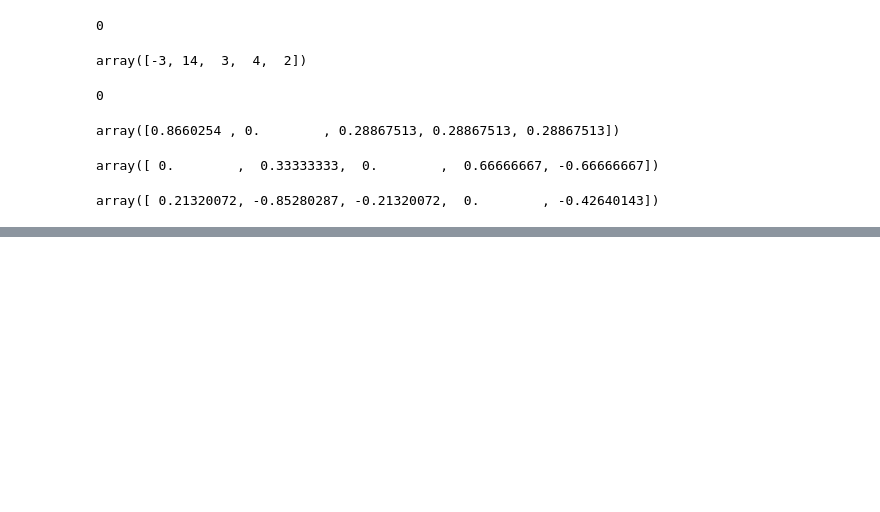
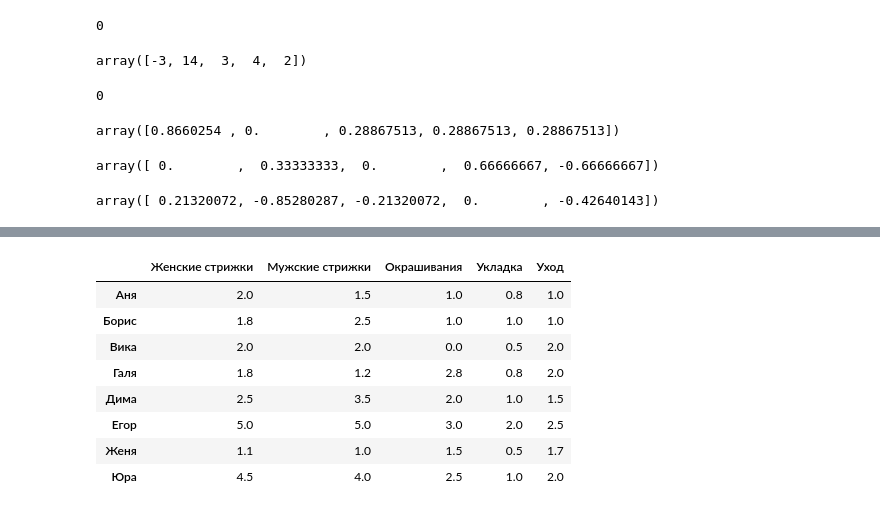
Before and after one commit to greg-kan/mlda, a Jupyter notebook: SkillFactory/unit_3/math&stat-1.ipynb, the cells around one changed output, grey strips where cells are left out. Drawn from its saved outputs; the diff is of its cells as text; code cells hidden in the pictures; blank space fills up the shorter version.

```diff
--- a/SkillFactory/unit_3/math&stat-1.ipynb
+++ b/SkillFactory/unit_3/math&stat-1.ipynb
@@ -178,0 +303,20 @@ array([ 0.21320072, -0.85280287, -0.21320072,  0.        , -0.42640143])
+# %%
+Price_DF = pd.DataFrame({'Женские стрижки': [2, 1.8, 2, 1.8, 2.5, 5, 1.1, 4.5],
+                                'Мужские стрижки': [1.5, 2.5, 2, 1.2, 3.5, 5, 1, 4],
+                                'Окрашивания':[1, 1, 0, 2.8, 2, 3, 1.5, 2.5],
+                              'Укладка':[0.8, 1, 0.5, 0.8, 1, 2, 0.5, 1],
+                                'Уход':[1, 1, 2, 2, 1.5, 2.5, 1.7, 2]
+                                },
+                               index=['Аня', 'Борис', 'Вика', 'Галя', 'Дима', 'Егор', 'Женя','Юра'])
+# %%
+Price_DF
+# %% [output]
+|  | Женские стрижки | Мужские стрижки | Окрашивания | Укладка | Уход |
+| Аня | 2.0 | 1.5 | 1.0 | 0.8 | 1.0 |
+| Борис | 1.8 | 2.5 | 1.0 | 1.0 | 1.0 |
+| Вика | 2.0 | 2.0 | 0.0 | 0.5 | 2.0 |
+| Галя | 1.8 | 1.2 | 2.8 | 0.8 | 2.0 |
+| Дима | 2.5 | 3.5 | 2.0 | 1.0 | 1.5 |
+| Егор | 5.0 | 5.0 | 3.0 | 2.0 | 2.5 |
+| Женя | 1.1 | 1.0 | 1.5 | 0.5 | 1.7 |
+| Юра | 4.5 | 4.0 | 2.5 | 1.0 | 2.0 |
```
Also changed, not shown: parts of 37 cells of this notebook, 3 other files.
